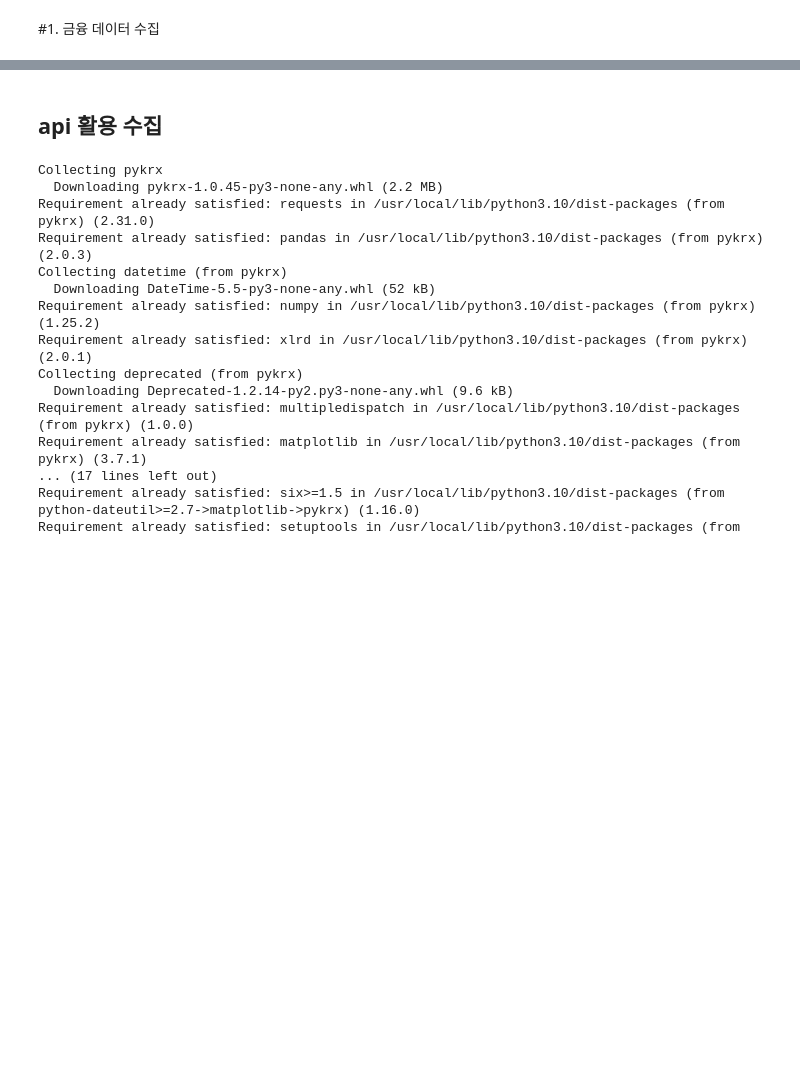
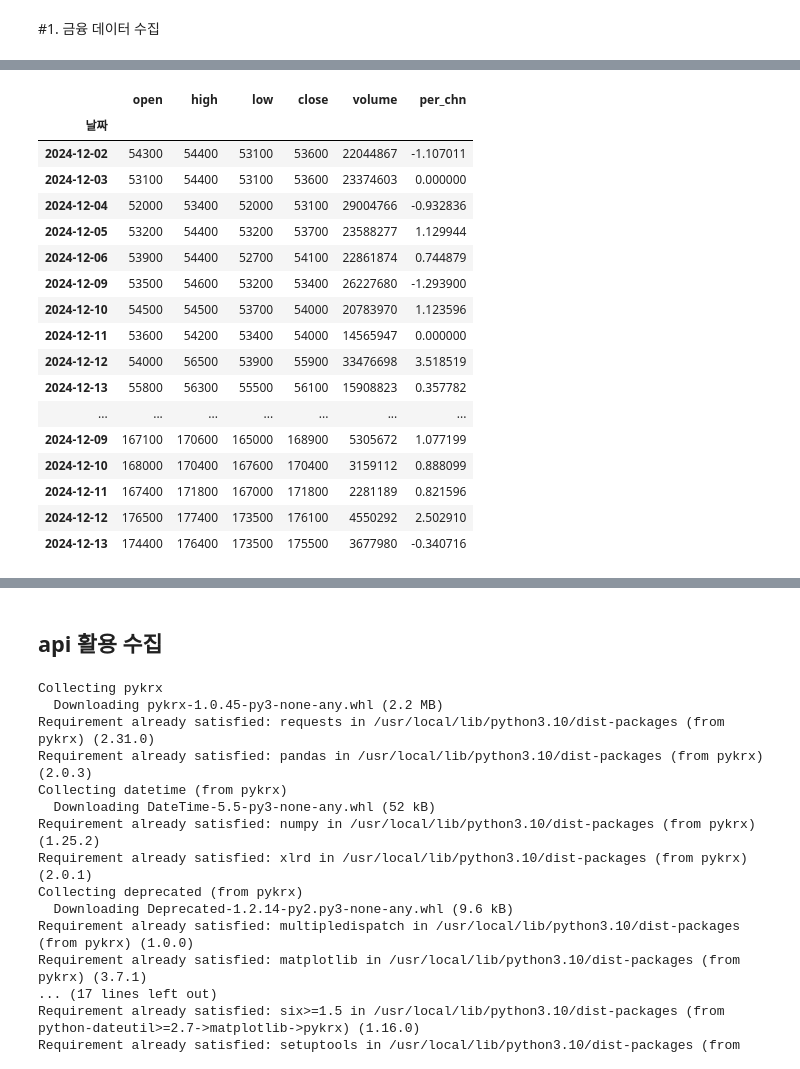
Before and after one commit to dmlcksghd/financialEngineering, a Jupyter notebook: 1회차/1일차/SCFE_202412_1_2.ipynb, the cells around one changed output, grey strips where cells are left out. Saved outputs shown, nothing was run; the diff lists cells and outputs as text; code cells hidden in the pictures; blank space fills up the shorter version.

```diff
--- a/1회차/1일차/SCFE_202412_1_2.ipynb
+++ b/1회차/1일차/SCFE_202412_1_2.ipynb
@@ -2,0 +24,35 @@
+# %%
+from pykrx import stock
+df1 = stock.get_market_ohlcv_by_date("20241201", "20241215", "005930")
+df2 = stock.get_market_ohlcv_by_date("20241201", "20241215", "000660")
+
+#컬럼명 변경
+df1.columns = ["open", "high", "low", "close", "volume", "per_chn"]
+df2.columns = ["open", "high", "low", "close", "volume", "per_chn"]
+
+df1.close - df2.close
+df1.merge(df2, left_index=True, right_index=True, suffixes=("_005930", "_000660"))
+
+#concat : 컬럼명 관계없이 합침
+import pandas as pd
+pd.concat([df1, df2], axis=1) #열방향 주가
+pd.concat([df1, df2], axis=0) #행방향 추가
+# %% [output]
+|  | open | high | low | close | volume | per_chn |
+| 날짜 |  |  |  |  |  |  |
+| 2024-12-02 | 54300 | 54400 | 53100 | 53600 | 22044867 | -1.107011 |
+| 2024-12-03 | 53100 | 54400 | 53100 | 53600 | 23374603 | 0.000000 |
+| 2024-12-04 | 52000 | 53400 | 52000 | 53100 | 29004766 | -0.932836 |
+| 2024-12-05 | 53200 | 54400 | 53200 | 53700 | 23588277 | 1.129944 |
+| 2024-12-06 | 53900 | 54400 | 52700 | 54100 | 22861874 | 0.744879 |
+| 2024-12-09 | 53500 | 54600 | 53200 | 53400 | 26227680 | -1.293900 |
+| 2024-12-10 | 54500 | 54500 | 53700 | 54000 | 20783970 | 1.123596 |
+| 2024-12-11 | 53600 | 54200 | 53400 | 54000 | 14565947 | 0.000000 |
+| 2024-12-12 | 54000 | 56500 | 53900 | 55900 | 33476698 | 3.518519 |
+| 2024-12-13 | 55800 | 56300 | 55500 | 56100 | 15908823 | 0.357782 |
+| ... | ... | ... | ... | ... | ... | ... |
+| 2024-12-09 | 167100 | 170600 | 165000 | 168900 | 5305672 | 1.077199 |
+| 2024-12-10 | 168000 | 170400 | 167600 | 170400 | 3159112 | 0.888099 |
+| 2024-12-11 | 167400 | 171800 | 167000 | 171800 | 2281189 | 0.821596 |
+| 2024-12-12 | 176500 | 177400 | 173500 | 176100 | 4550292 | 2.502910 |
+| 2024-12-13 | 174400 | 176400 | 173500 | 175500 | 3677980 | -0.340716 |
```
Also changed, not shown: parts of 11 cells of this notebook.
